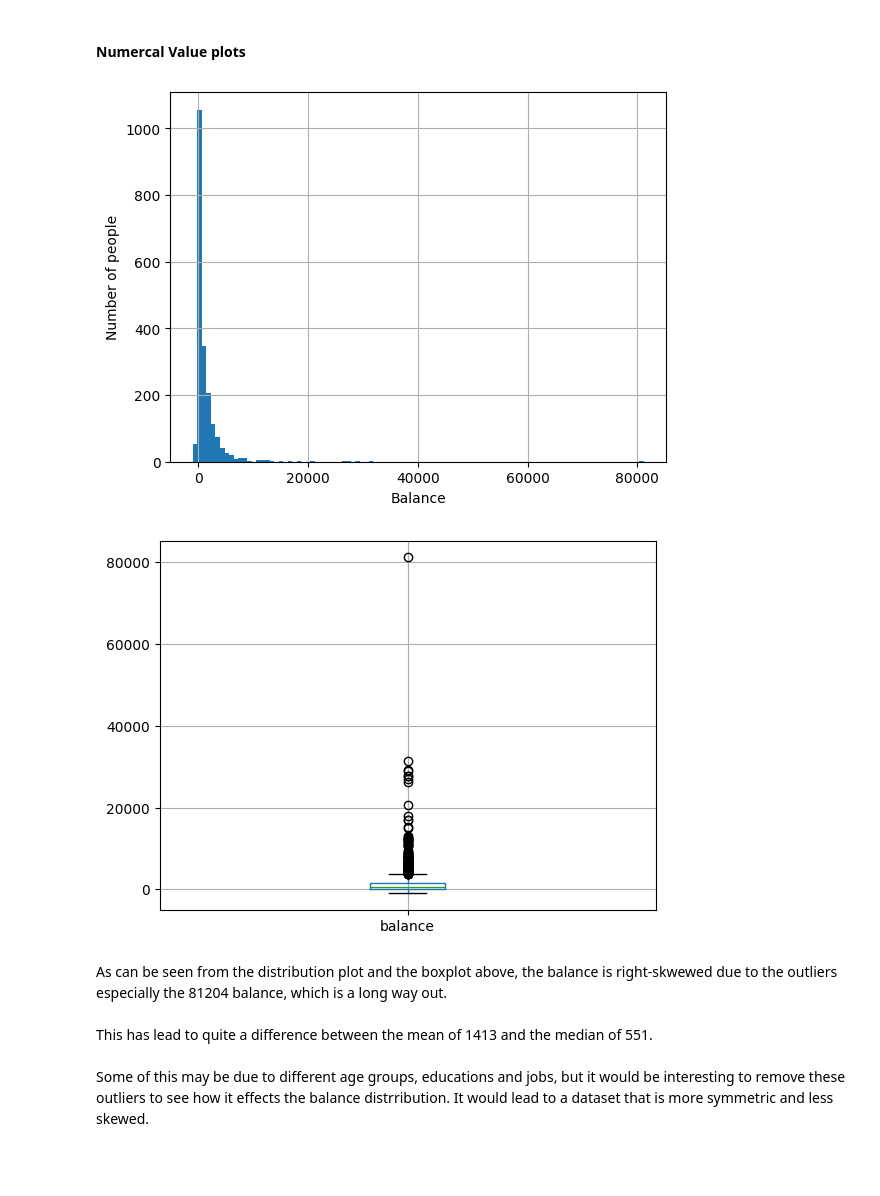
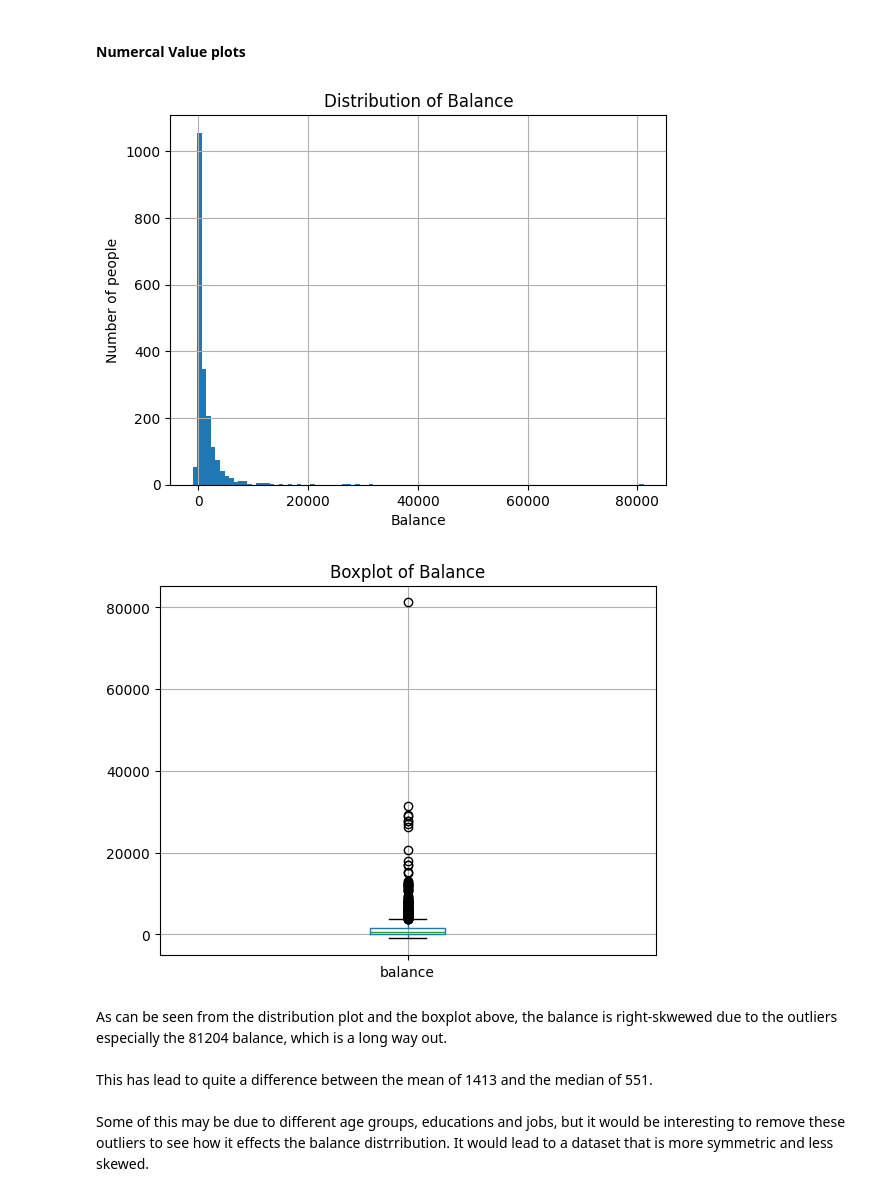
Before and after one commit to kristyan/data, a Jupyter notebook: e-tivity1/etivity1.ipynb, the cells around one changed output. Drawn from its saved outputs; the diff is of its cells as text; code cells hidden in the pictures; blank space fills up the shorter version.

```diff
--- a/e-tivity1/etivity1.ipynb
+++ b/e-tivity1/etivity1.ipynb
@@ -233,16 +233,18 @@ Age has 12 missing values, but given the small variance in values this should no
 # %%
 # lets see the distribution of balance
 df['balance'].hist(bins=100)
 plt.xlabel('Balance')
 plt.ylabel('Number of people')
+plt.title('Distribution of Balance')
 plt.show()
 # %% [output]
-[figure, old version]
+[figure, new version]
 # %%
 df.boxplot(column='balance')
+plt.title('Boxplot of Balance')
 plt.show()
 # %% [output]
-[figure, old version]
+[figure, new version]
 # %% [markdown]
 As can be seen from the distribution plot and the boxplot above, the balance is right-skwewed due to the outliers especially the 81204 balance, which is a long way out. <br><br>
 This has lead to quite a difference between the mean of 1413 and the median of 551.	<br><br>
```
Also changed, not shown: parts of 16 cells of this notebook.
